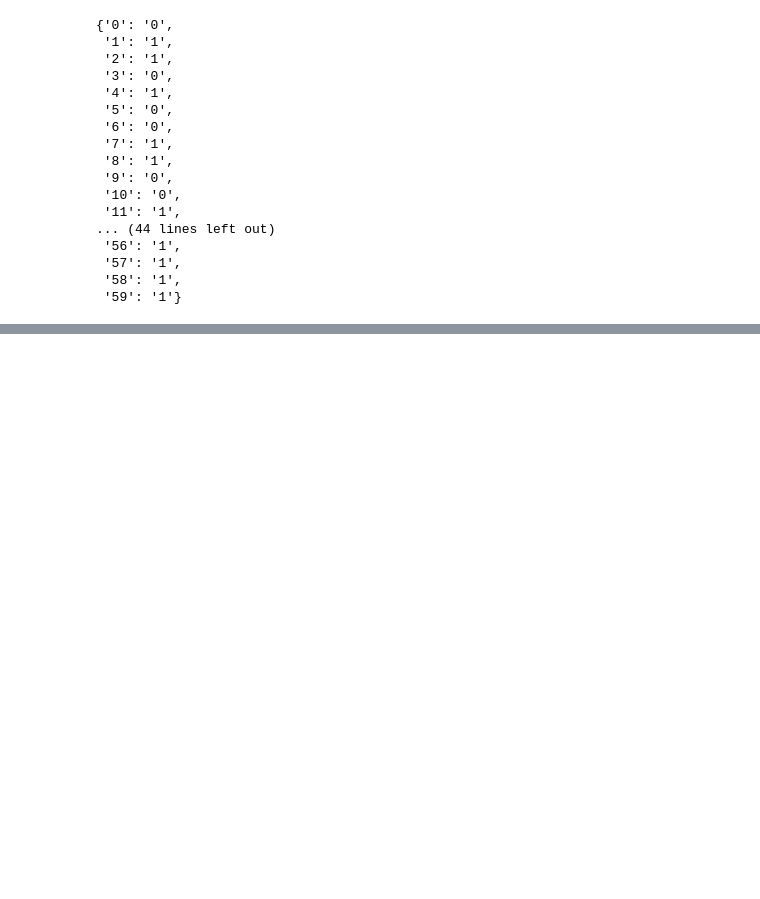
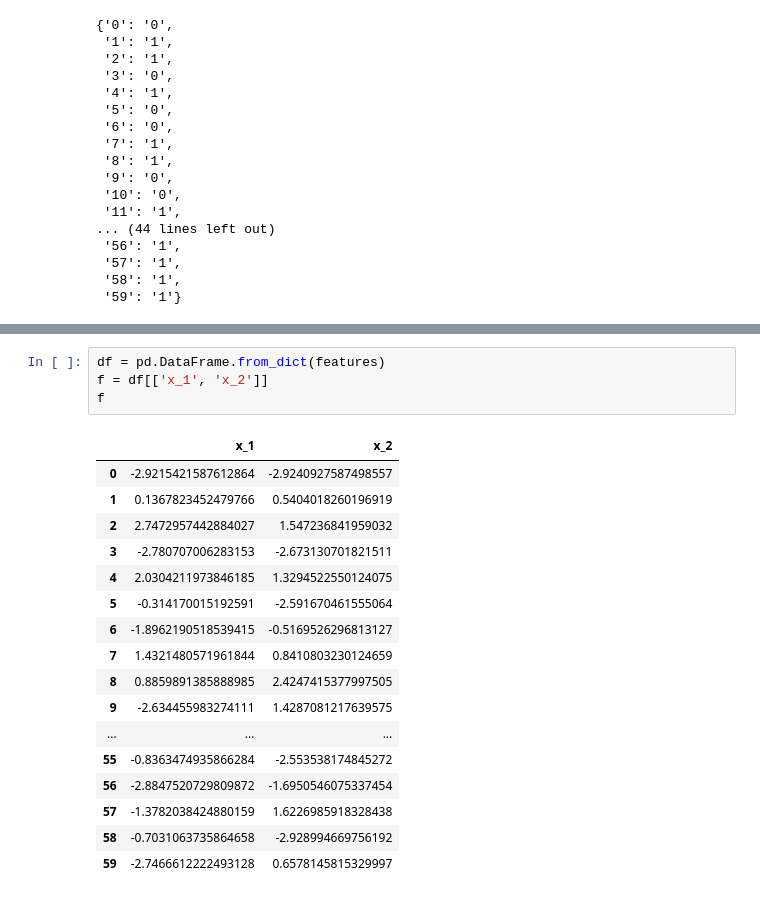
Before and after one commit to luisguiserrano/sklearn-modular, a Jupyter notebook: temp.ipynb, the cells around one changed output, grey strips where cells are left out. Drawn from its saved outputs; the diff is of its cells as text; blank space fills up the shorter version.

```diff
--- a/temp.ipynb
+++ b/temp.ipynb
@@ -117,0 +163,22 @@ d['labels']
+# %%
+df = pd.DataFrame.from_dict(features)
+f = df[['x_1', 'x_2']]
+f
+# %% [output]
+|  | x_1 | x_2 |
+| 0 | -2.9215421587612864 | -2.9240927587498557 |
+| 1 | 0.1367823452479766 | 0.5404018260196919 |
+| 2 | 2.7472957442884027 | 1.547236841959032 |
+| 3 | -2.780707006283153 | -2.673130701821511 |
+| 4 | 2.0304211973846185 | 1.3294522550124075 |
+| 5 | -0.314170015192591 | -2.591670461555064 |
+| 6 | -1.8962190518539415 | -0.5169526296813127 |
+| 7 | 1.4321480571961844 | 0.8410803230124659 |
+| 8 | 0.8859891385888985 | 2.4247415377997505 |
+| 9 | -2.634455983274111 | 1.4287081217639575 |
+| ... | ... | ... |
+| 55 | -0.8363474935866284 | -2.553538174845272 |
+| 56 | -2.8847520729809872 | -1.6950546075337454 |
+| 57 | -1.3782038424880159 | 1.6226985918328438 |
+| 58 | -0.7031063735864658 | -2.928994669756192 |
+| 59 | -2.7466612222493128 | 0.6578145815329997 |
```
Also changed, not shown: parts of 5 cells of this notebook, 3 other files.
